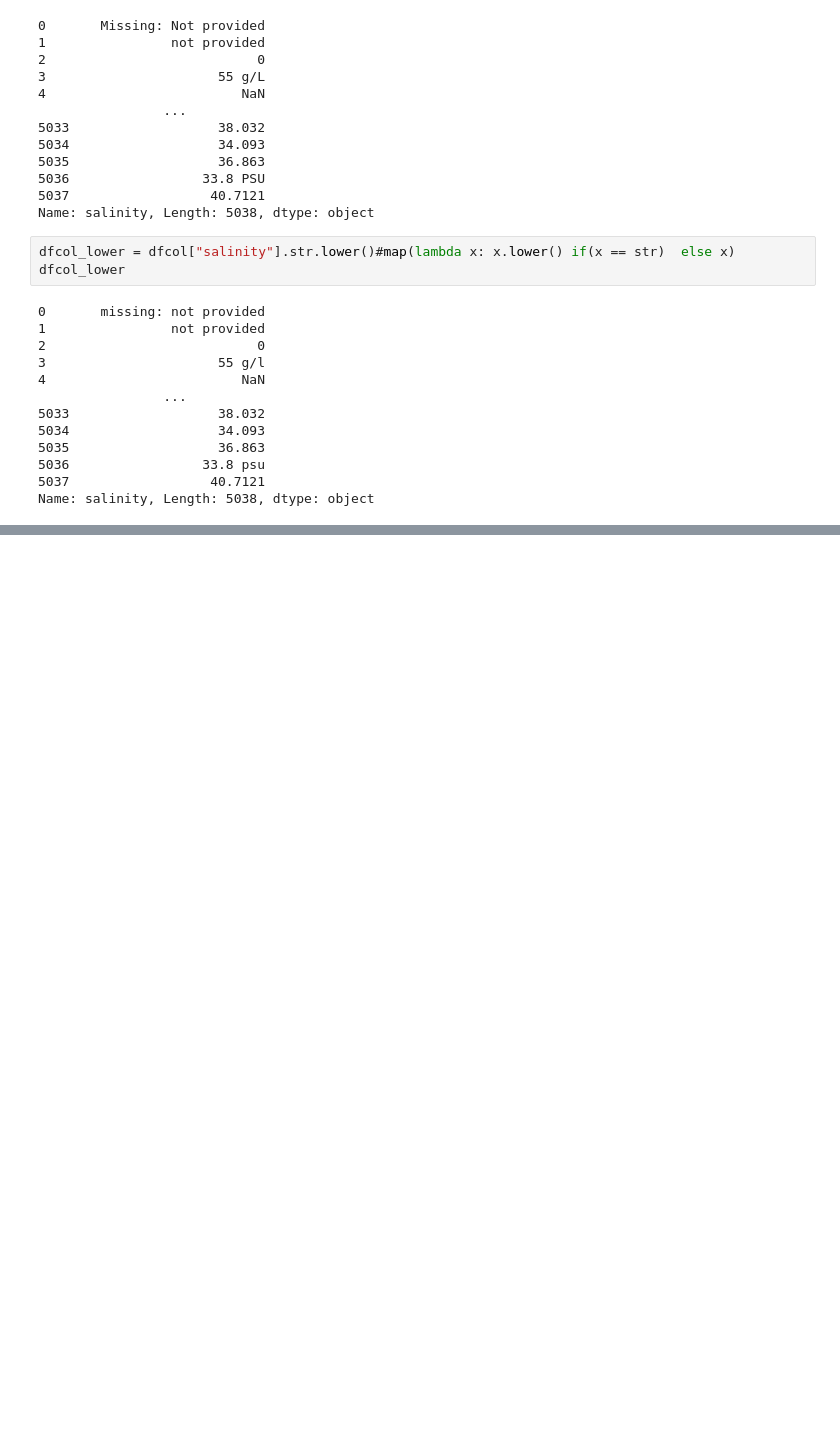
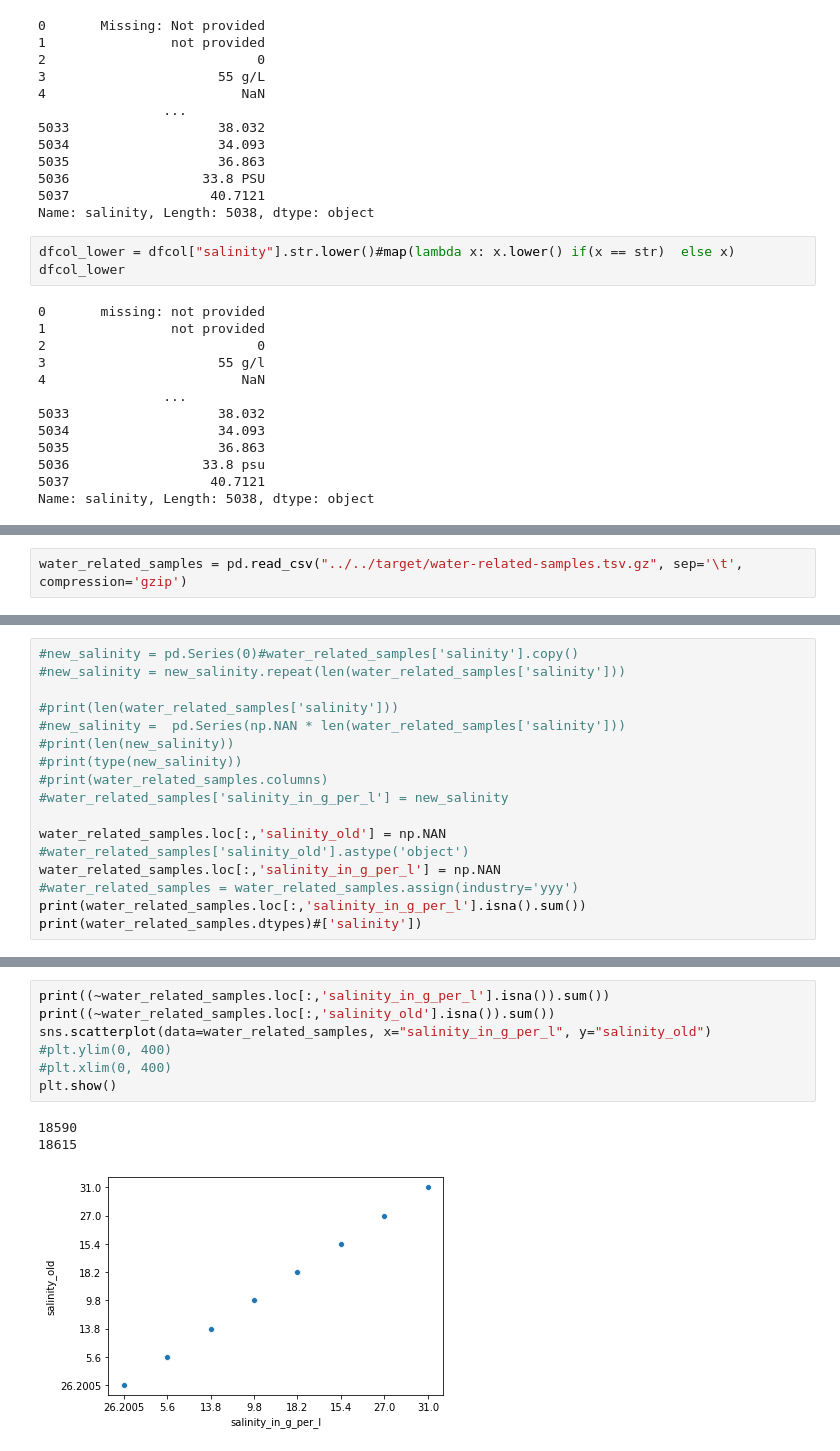
Before and after one commit to realmarcin/biosample-analysis, a Jupyter notebook: src/notebooks/salinity_regexp.ipynb, the cells around one changed output, grey strips where cells are left out. Drawn from its saved outputs; the diff is of its cells as text; blank space fills up the shorter version.

```diff
--- a/src/notebooks/salinity_regexp.ipynb
+++ b/src/notebooks/salinity_regexp.ipynb
@@ -765,0 +906,2 @@ sns.scatterplot(data=df_values_wunits_old_vs_new, x="value_new", y="value")
+# %%
+water_related_samples = pd.read_csv("../../target/water-related-samples.tsv.gz", sep='\t', compression='gzip')
@@ -765,0 +928,17 @@ sns.scatterplot(data=df_values_wunits_old_vs_new, x="value_new", y="value")
+# %%
+#new_salinity = pd.Series(0)#water_related_samples['salinity'].copy()
+#new_salinity = new_salinity.repeat(len(water_related_samples['salinity']))
+
+#print(len(water_related_samples['salinity']))
+#new_salinity =  pd.Series(np.NAN * len(water_related_samples['salinity']))
+#print(len(new_salinity))
+#print(type(new_salinity))
+#print(water_related_samples.columns)
+#water_related_samples['salinity_in_g_per_l'] = new_salinity
+
+water_related_samples.loc[:,'salinity_old'] = np.NAN
+#water_related_samples['salinity_old'].astype('object')
+water_related_samples.loc[:,'salinity_in_g_per_l'] = np.NAN
+#water_related_samples = water_related_samples.assign(industry='yyy')
+print(water_related_samples.loc[:,'salinity_in_g_per_l'].isna().sum())
+print(water_related_samples.dtypes)#['salinity'])
@@ -765,0 +1071,11 @@ sns.scatterplot(data=df_values_wunits_old_vs_new, x="value_new", y="value")
+# %%
+print((~water_related_samples.loc[:,'salinity_in_g_per_l'].isna()).sum())
+print((~water_related_samples.loc[:,'salinity_old'].isna()).sum())
+sns.scatterplot(data=water_related_samples, x="salinity_in_g_per_l", y="salinity_old")
+#plt.ylim(0, 400)
+#plt.xlim(0, 400)
+plt.show()
+# %% [output]
+18590
+18615
+[figure, added]
```
Also changed, not shown: parts of 33 cells of this notebook.
